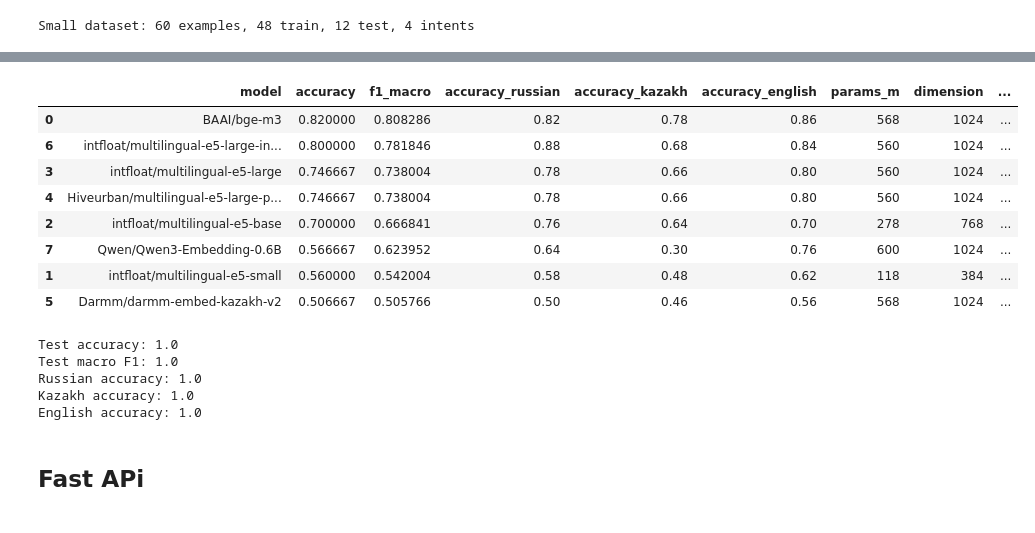
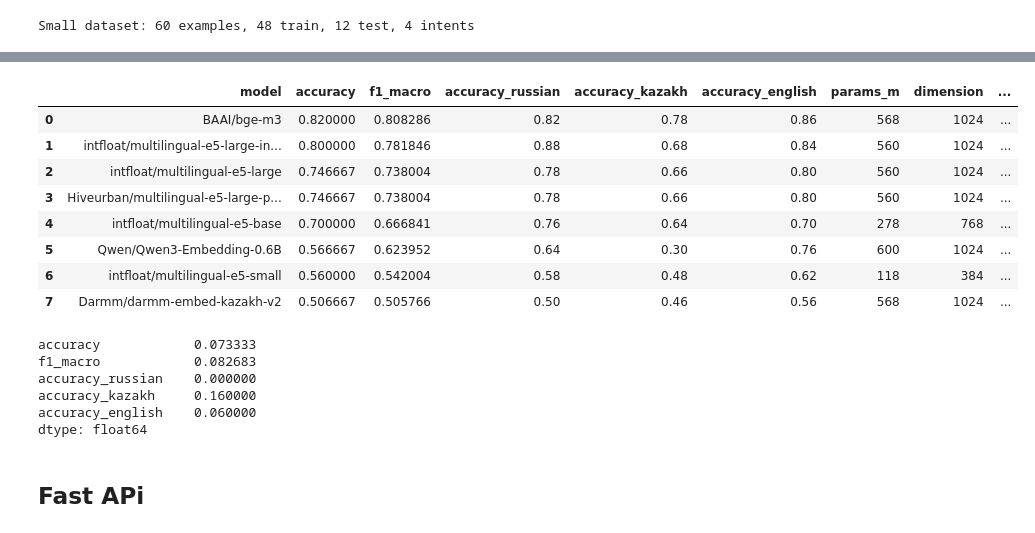
Before and after one commit to Alexloroo/Sota_classifier, a Jupyter notebook: model.ipynb, the cells around one changed output, grey strips where cells are left out. Drawn from its saved outputs; the diff is of its cells as text; code cells hidden in the pictures.

```diff
--- a/model.ipynb
+++ b/model.ipynb
@@ -372,26 +382,30 @@ results_df.sort_values(by="f1_macro", ascending=False, inplace=True)
 # %%
-results_df
+results_error_df.to_csv("results_error.csv", index=False)
-# %% [output]
-|  | model | accuracy | f1_macro | accuracy_russian | accuracy_kazakh | accuracy_english | params_m | dimension | ... |
-| 0 | BAAI/bge-m3 | 0.820000 | 0.808286 | 0.82 | 0.78 | 0.86 | 568 | 1024 | ... |
-| 6 | intfloat/multilingual-e5-large-in... | 0.800000 | 0.781846 | 0.88 | 0.68 | 0.84 | 560 | 1024 | ... |
-| 3 | intfloat/multilingual-e5-large | 0.746667 | 0.738004 | 0.78 | 0.66 | 0.80 | 560 | 1024 | ... |
-| 4 | Hiveurban/multilingual-e5-large-p... | 0.746667 | 0.738004 | 0.78 | 0.66 | 0.80 | 560 | 1024 | ... |
-| 2 | intfloat/multilingual-e5-base | 0.700000 | 0.666841 | 0.76 | 0.64 | 0.70 | 278 | 768 | ... |
-| 7 | Qwen/Qwen3-Embedding-0.6B | 0.566667 | 0.623952 | 0.64 | 0.30 | 0.76 | 600 | 1024 | ... |
-| 1 | intfloat/multilingual-e5-small | 0.560000 | 0.542004 | 0.58 | 0.48 | 0.62 | 118 | 384 | ... |
-| 5 | Darmm/darmm-embed-kazakh-v2 | 0.506667 | 0.505766 | 0.50 | 0.46 | 0.56 | 568 | 1024 | ... |
 # %%
-results_df.to_csv("results.csv", index=False)
+results_df = pd.read_csv("results.csv")
+results_df
+# %% [output]
+|  | model | accuracy | f1_macro | accuracy_russian | accuracy_kazakh | accuracy_english | params_m | dimension | ... |
+| 0 | BAAI/bge-m3 | 0.820000 | 0.808286 | 0.82 | 0.78 | 0.86 | 568 | 1024 | ... |
+| 1 | intfloat/multilingual-e5-large-in... | 0.800000 | 0.781846 | 0.88 | 0.68 | 0.84 | 560 | 1024 | ... |
+| 2 | intfloat/multilingual-e5-large | 0.746667 | 0.738004 | 0.78 | 0.66 | 0.80 | 560 | 1024 | ... |
+| 3 | Hiveurban/multilingual-e5-large-p... | 0.746667 | 0.738004 | 0.78 | 0.66 | 0.80 | 560 | 1024 | ... |
+| 4 | intfloat/multilingual-e5-base | 0.700000 | 0.666841 | 0.76 | 0.64 | 0.70 | 278 | 768 | ... |
+| 5 | Qwen/Qwen3-Embedding-0.6B | 0.566667 | 0.623952 | 0.64 | 0.30 | 0.76 | 600 | 1024 | ... |
+| 6 | intfloat/multilingual-e5-small | 0.560000 | 0.542004 | 0.58 | 0.48 | 0.62 | 118 | 384 | ... |
+| 7 | Darmm/darmm-embed-kazakh-v2 | 0.506667 | 0.505766 | 0.50 | 0.46 | 0.56 | 568 | 1024 | ... |
+# %%
+results_df[["accuracy", "f1_macro", 'accuracy_russian', 'accuracy_kazakh', 'accuracy_english']].iloc[0] - results_error_df[["accuracy", "f1_macro", 'accuracy_russian', 'accuracy_kazakh', 'accuracy_english']].iloc[0]
+# %% [output]
+accuracy            0.073333
+f1_macro            0.082683
+accuracy_russian    0.000000
+accuracy_kazakh     0.160000
+accuracy_english    0.060000
+dtype: float64
 # %%
 model = SentenceTransformer(model_names[0])
-test_pipe_small(model=model, threshold=0.40)
+test_pipe(model=model, dataset=df_small_test, train_dataset=df_small_train, threshold=0.40)
-# %% [output]
-Test accuracy: 1.0
-Test macro F1: 1.0
-Russian accuracy: 1.0
-Kazakh accuracy: 1.0
-English accuracy: 1.0
 # %% [markdown]
 ## Fast APi
 # %%
```
Also changed, not shown: parts of 7 cells of this notebook, 2 other files.
